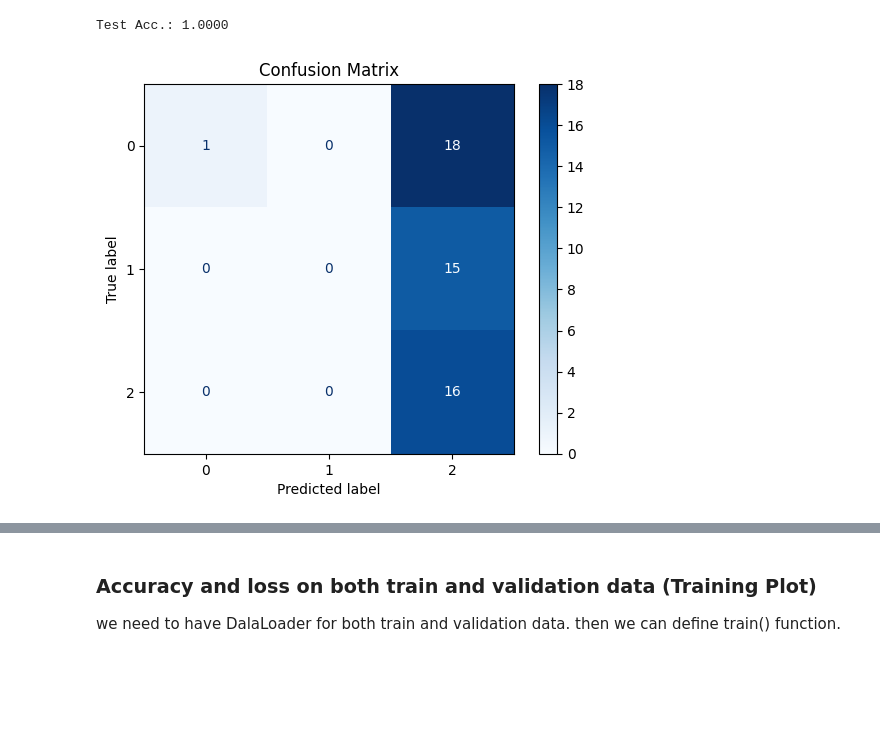
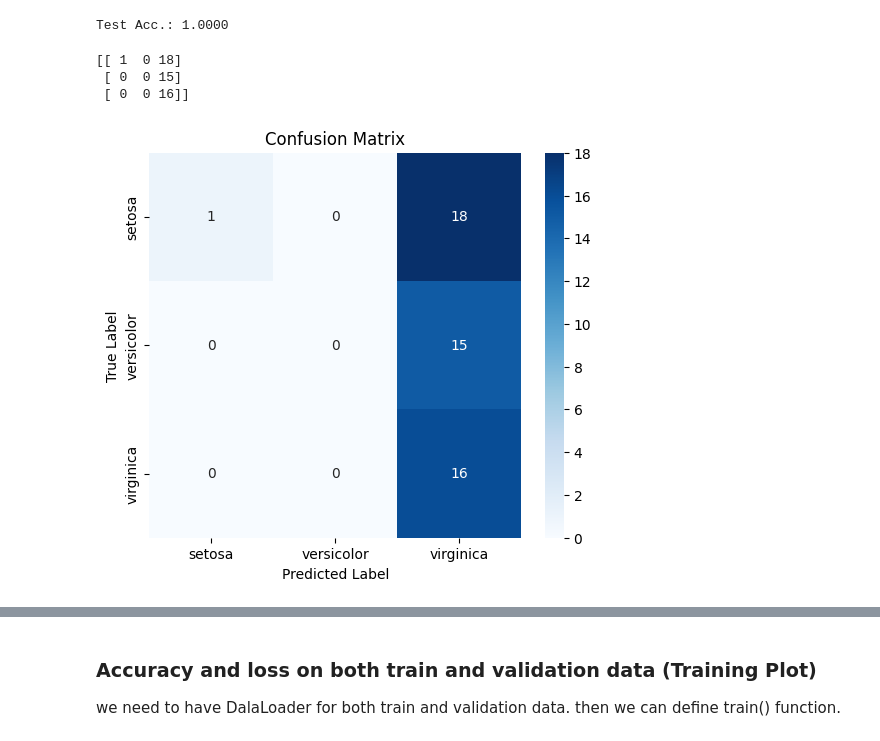
Before and after one commit to mobinapourmoshir/Functional-Deep-Learning, a Jupyter notebook: DNN Basics.ipynb, the cells around one changed output, grey strips where cells are left out. Saved outputs shown, nothing was run; the diff lists cells and outputs as text; code cells hidden in the pictures; blank space fills up the shorter version.

```diff
--- a/DNN Basics.ipynb
+++ b/DNN Basics.ipynb
@@ -225,34 +225,48 @@ accuracy = correct.mean()
 print(f'Test Acc.: {accuracy:.4f}')
 # %% [output]
 Test Acc.: 1.0000
-# %%
-import torch
-from sklearn.metrics import confusion_matrix, ConfusionMatrixDisplay
-import matplotlib.pyplot as plt
-
-# 1️. Get all predictions and true labels from the test DataLoader
-all_preds = []
-all_labels = []
-
-model.eval()  # Set model to evaluation mode (turns off dropout, etc.)
-with torch.no_grad():  # No gradient computation needed
-    for x_batch, y_batch in test_dl:
-        preds = model(x_batch)
-        pred_labels = torch.argmax(preds, dim=1)
-        all_preds.append(pred_labels)
-        all_labels.append(y_batch)
-
-# 2️. Concatenate all batches into single tensors
-all_preds = torch.cat(all_preds).cpu().numpy()
-all_labels = torch.cat(all_labels).cpu().numpy()
-
-# 3️. Compute the confusion matrix
-cm = confusion_matrix(all_labels, all_preds)
-
-# 4️. Display it nicely
-disp = ConfusionMatrixDisplay(confusion_matrix=cm)
-disp.plot(cmap='Blues', values_format='d')
-plt.title("Confusion Matrix")
-plt.show()
-# %% [output]
-[figure, removed]
+# %%
+# Confusion matrix
+from sklearn.metrics import confusion_matrix
+import torch
+
+# Test DataLoader
+torch_y_test = y_test.long()
+torch_X_test = torch.from_numpy(X_test).float()
+test_ds = TensorDataset(torch_X_test, torch_y_test)
+test_dl = DataLoader(test_ds, batch_size=batch_size)
+
+# Put model in evaluation mode
+model.eval()
+
+all_preds = []
+all_labels = []
+
+with torch.no_grad():  # No gradient calculation needed for evaluation
+    for x_batch, y_batch in test_dl:
+        pred = model(x_batch)
+        pred_classes = torch.argmax(pred, dim=1)
+
+        all_preds.extend(pred_classes.cpu().numpy())   # Store predicted classes
+        all_labels.extend(y_batch.cpu().numpy())       # Store true labels
+
+cm = confusion_matrix(all_labels, all_preds)
+print(cm)
+# %% [output]
+[[ 1  0 18]
+ [ 0  0 15]
+ [ 0  0 16]]
+# %%
+import seaborn as sns
+import matplotlib.pyplot as plt
+
+plt.figure(figsize=(6, 5))
+sns.heatmap(cm, annot=True, fmt='d', cmap='Blues',
+            xticklabels=iris.target_names,
+            yticklabels=iris.target_names)
+plt.xlabel('Predicted Label')
+plt.ylabel('True Label')
+plt.title('Confusion Matrix')
+plt.show()
+# %% [output]
+[figure, added]
```
Also changed, not shown: parts of 3 cells of this notebook.
